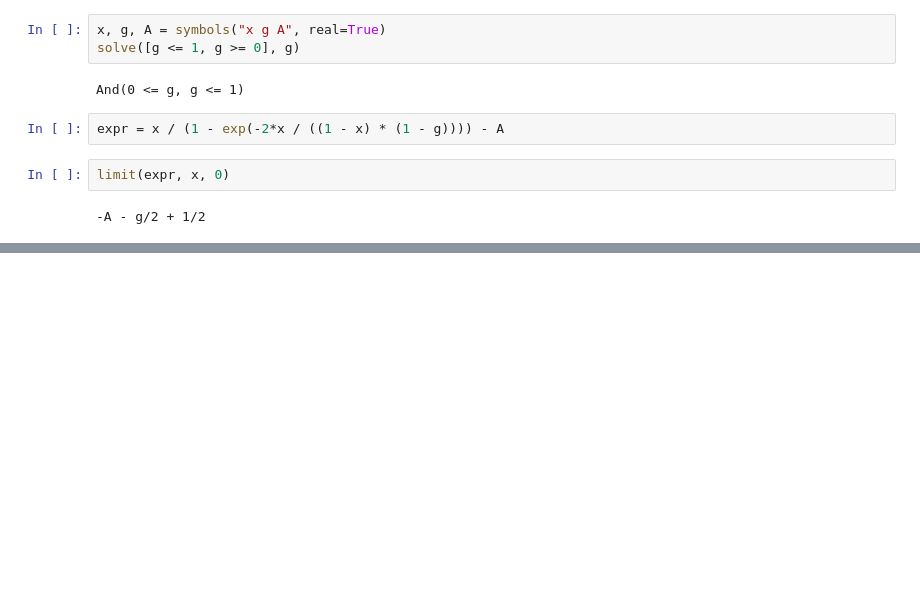
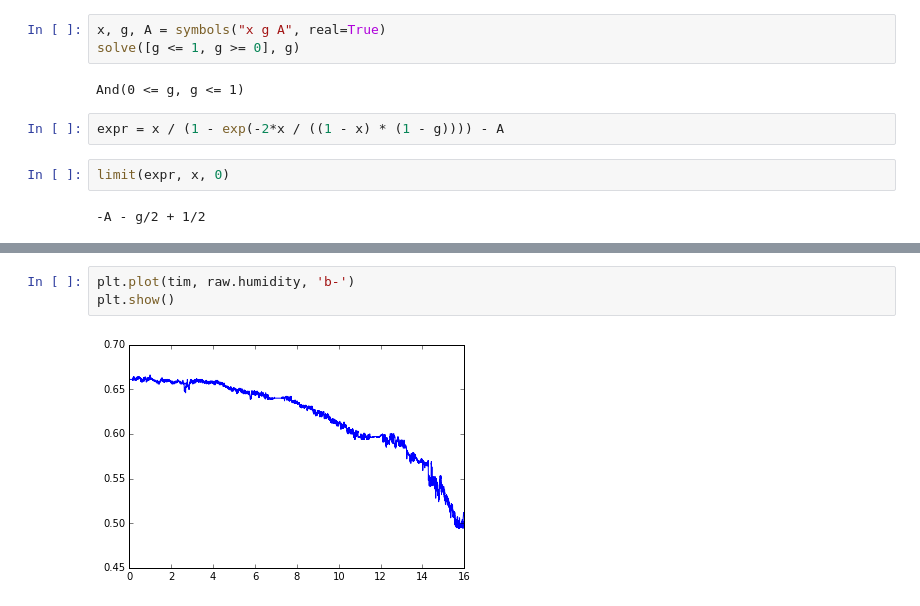
Before and after one commit to danilolessa/computacoes, a Jupyter notebook: testing.ipynb, the cells around one changed output, grey strips where cells are left out. Drawn from its saved outputs; the diff is of its cells as text; blank space fills up the shorter version.

```diff
--- a/testing.ipynb
+++ b/testing.ipynb
@@ -48,0 +58,5 @@ limit(expr, x, 0)
+# %%
+plt.plot(tim, raw.humidity, 'b-')
+plt.show()
+# %% [output]
+[figure, added]
```
Also changed, not shown: parts of 4 cells of this notebook, 10 other files.
